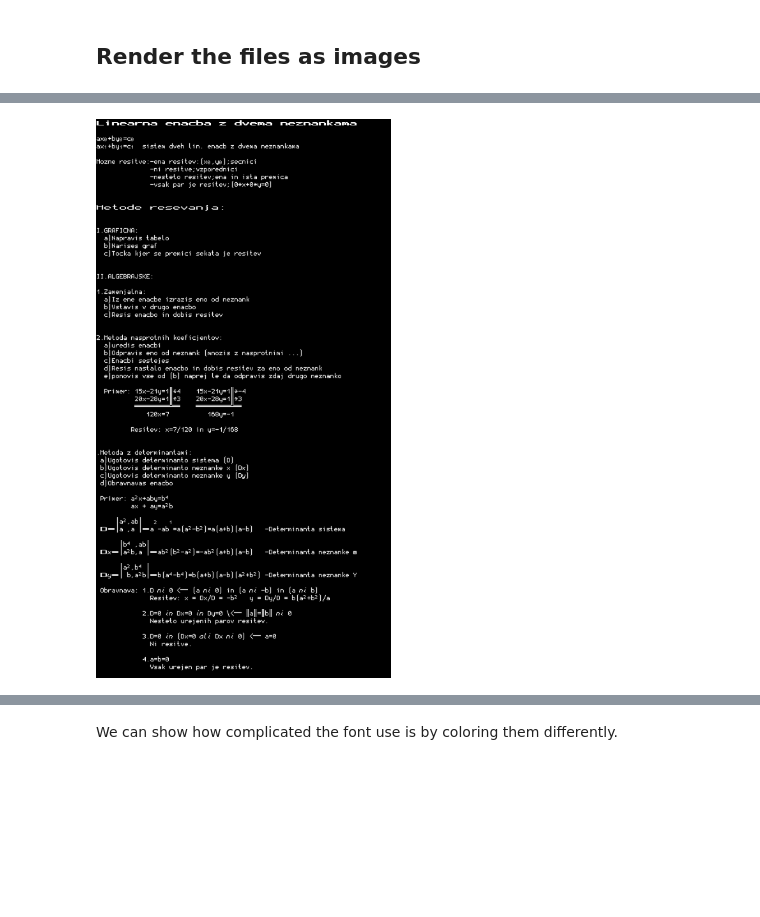
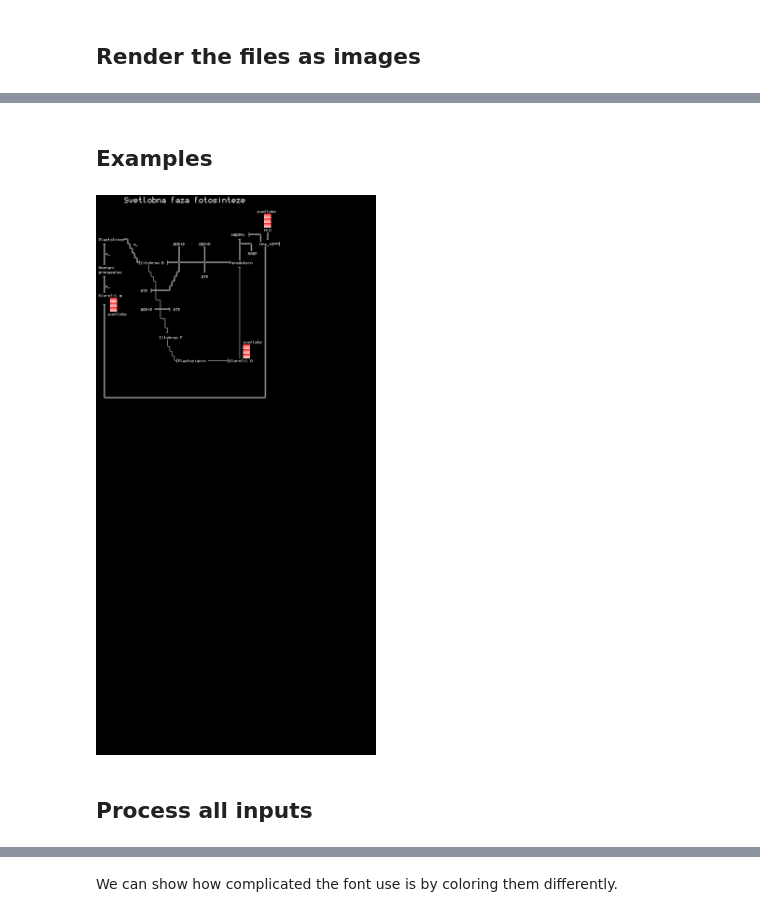
Before and after one commit to econandrew/hn_mystery_files, a Jupyter notebook: hn_mystery_files.ipynb, the cells around one changed output, grey strips where cells are left out. Cells and saved outputs as stored; diff of their text form; code cells hidden in the pictures; blank space fills up the shorter version.

```diff
--- a/hn_mystery_files.ipynb
+++ b/hn_mystery_files.ipynb
@@ -248,6 +286,14 @@ def make_glyph(code, font, size, topleft=(0,0), scale=(1,1), bgcolor="black", fg
     im_out.paste(im_char, (int(size[0] * topleft[0]), int(size[1] * topleft[1])))
 
     return im_out
+# %%
+def make_error_glyph(codepage, code, font, size, color1="red", color2="white"):
+    """
+    Make an error glyph that displays the codepage and code, for debugging.
+    """
+    im = make_glyph(f"{codepage:02x}".encode("ASCII"), font, size, (0,0), (1,0.5), bgcolor=color1, fgcolor=color2)
+    im = make_glyph(f"{code:02x}".encode("ASCII"), font, size, (0,0.5), (1,0.5), bgcolor=color2, fgcolor=color1, image=im)
+    return im
 # %% [markdown]
 This section looks ugly but it's basically just a set of code page / font definitions.
 # %%
@@ -346,30 +392,50 @@ def glyphs_graphic(bgcolor="black", fgcolor="white"):
 # %% [markdown]
 ## Render the files as images
 # %%
-def render_img(decoded_file, default_glyphs, codepage_glyphs={}, bgcolor="black"):
+def render_img(decoded_file, codepage_glyphs={}, default_glyphs=None, bgcolor="black", debug=False):
     pagesize, chargrid = decoded_file
 
-    # Infer the character size from default glyphs
-    charsize = next(iter(default_glyphs.values())).size
+    # Infer the character size from default glyphs or a codepage
+    some_glyphs = default_glyphs or next(iter(codepage_glyphs.values()))
+    charsize = next(iter(some_glyphs.values())).size
+
+    if debug:
+        print(pagesize)
+        # Make room for a grid
+        charsize = charsize[0] + 1, charsize[1] + 1
 
     page = Image.new("RGB", (pagesize[0]*charsize[0], pagesize[1]*charsize[1]), color=bgcolor)
 
+    # Draw the glyphs
     x = 0
     y = 0
     for row in chargrid:
         for c, codepage in row:
             if c is not None:
                 glyphs = codepage_glyphs.get(codepage, default_glyphs)
-                g = glyphs[c]
+                if glyphs and c in glyphs:
+                    g = glyphs[c]
+                else:
+                    # Display unknown codepages/glyphs, and unknown control chars differently
+                    g = make_error_glyph(codepage, c, font, charsize, color1="blue" if codepage & 0x80 else "red")
                 page.paste(g, (x,y))
             x += charsize[0]
         y += charsize[1]
         x = 0
 
+    # Draw a grid in debug mode
+    if debug:
+        draw = ImageDraw.Draw(page)
+        for col in range(pagesize[0]):
+            draw.line((col * charsize[0], 0, col * charsize[0], pagesize[1] * charsize[1]), fill="#00FF00" if col % 10 == 0 else "green")
+        for row in range(pagesize[1]):
+            draw.line((0, row * charsize[1], pagesize[0] * charsize[0], row * charsize[1]), fill="#00FF00" if row % 10 == 0 else "green")
+
     return page
 # %%
 glyph_map = {
     0x00: glyphs_bold(),
+    0x01: glyphs_normal(),
     0x02: glyphs_graphic(),
     0x06: glyphs_special(),
     0x0D: glyphs_doublewidebold_left(),
@@ -396,4 +450,8 @@ render_img(decode(kaseta), glyphs_normal(), glyph_map)
-# %%
-render_img(decode(linen), glyphs_normal(), glyph_map)
-# %% [output]
-[figure, removed]
+# %% [markdown]
+## Examples
+# %%
+render_img(decode("inputs/BIOLOG.CHT"), glyph_map)
+# %% [output]
+[figure, added]
+# %% [markdown]
+## Process all inputs
```
Also changed, not shown: parts of 19 cells of this notebook, 17 other files.
